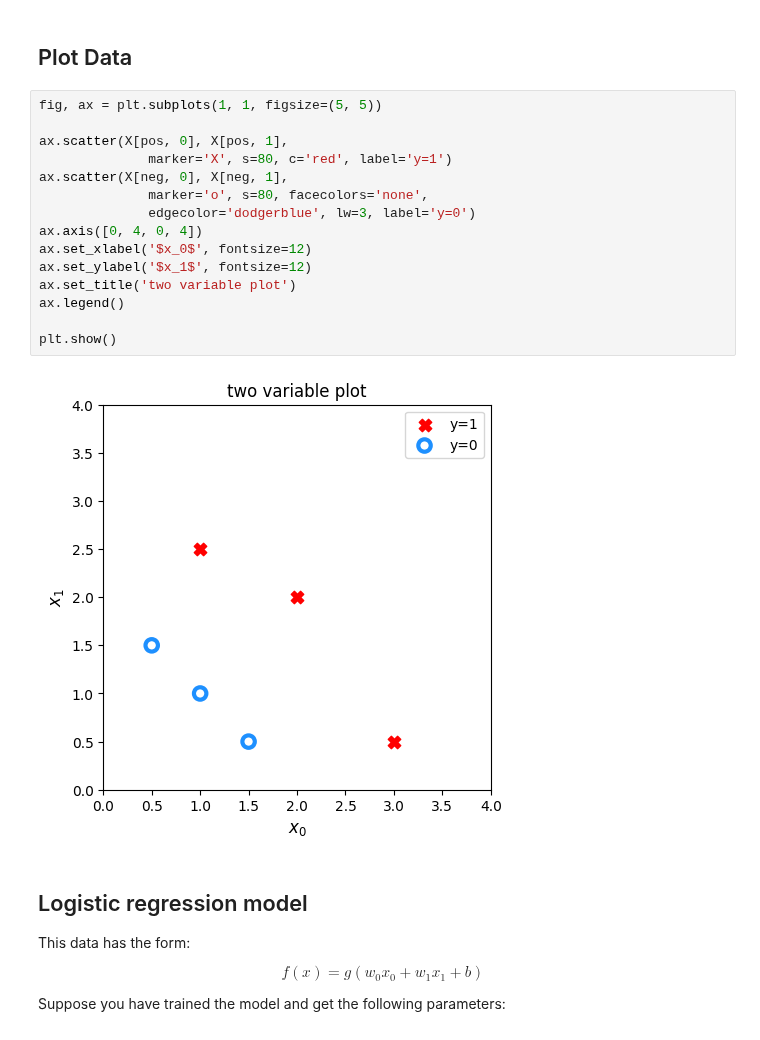
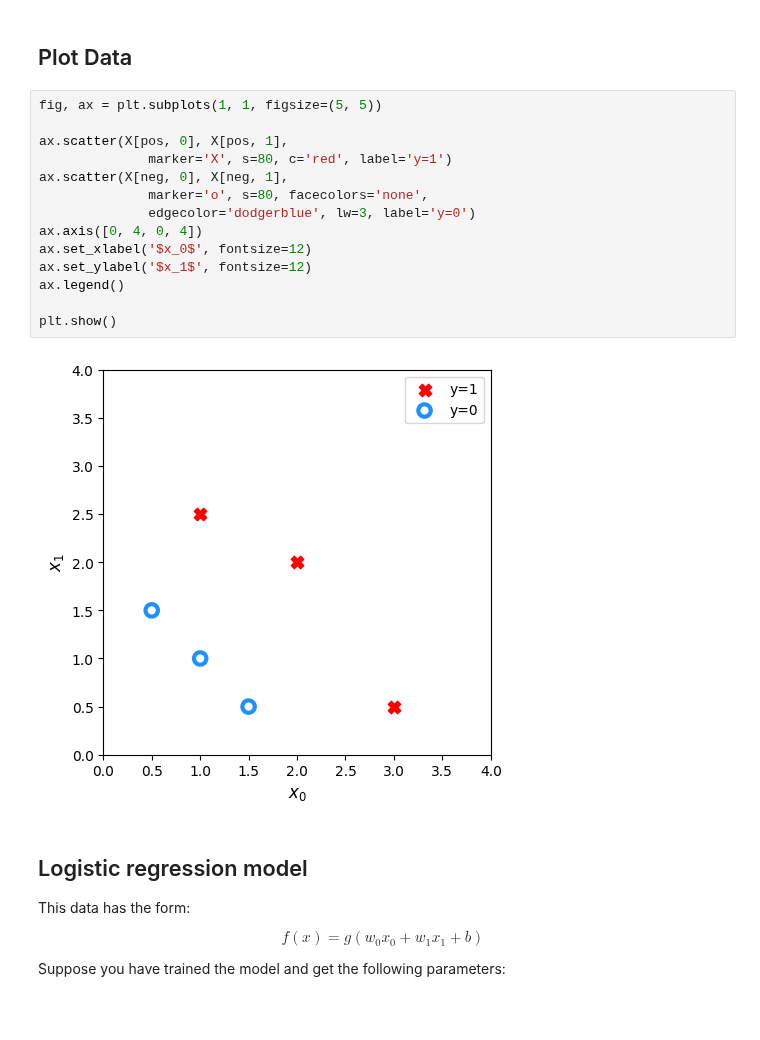
Before and after one commit to PaulToronto/Stanford-Andrew-Ng-Machine-Learning-Specialization, a Jupyter notebook: 1_3_1_3_Lab_Decision_Boundary.ipynb, the cells around one changed output. Saved outputs shown, nothing was run; the diff lists cells and outputs as text.

```diff
--- a/1_3_1_3_Lab_Decision_Boundary.ipynb
+++ b/1_3_1_3_Lab_Decision_Boundary.ipynb
@@ -20,20 +20,19 @@ neg = (y == 0)
 # %%
 fig, ax = plt.subplots(1, 1, figsize=(5, 5))
 
 ax.scatter(X[pos, 0], X[pos, 1],
               marker='X', s=80, c='red', label='y=1')
 ax.scatter(X[neg, 0], X[neg, 1],
               marker='o', s=80, facecolors='none',
               edgecolor='dodgerblue', lw=3, label='y=0')
 ax.axis([0, 4, 0, 4])
 ax.set_xlabel('$x_0$', fontsize=12)
 ax.set_ylabel('$x_1$', fontsize=12)
-ax.set_title('two variable plot')
 ax.legend()
 
 plt.show()
 # %% [output]
-[figure, old version]
+[figure, new version]
 # %% [markdown]
 ## Logistic regression model
 
```
Also changed, not shown: parts of 1 cell of this notebook.
